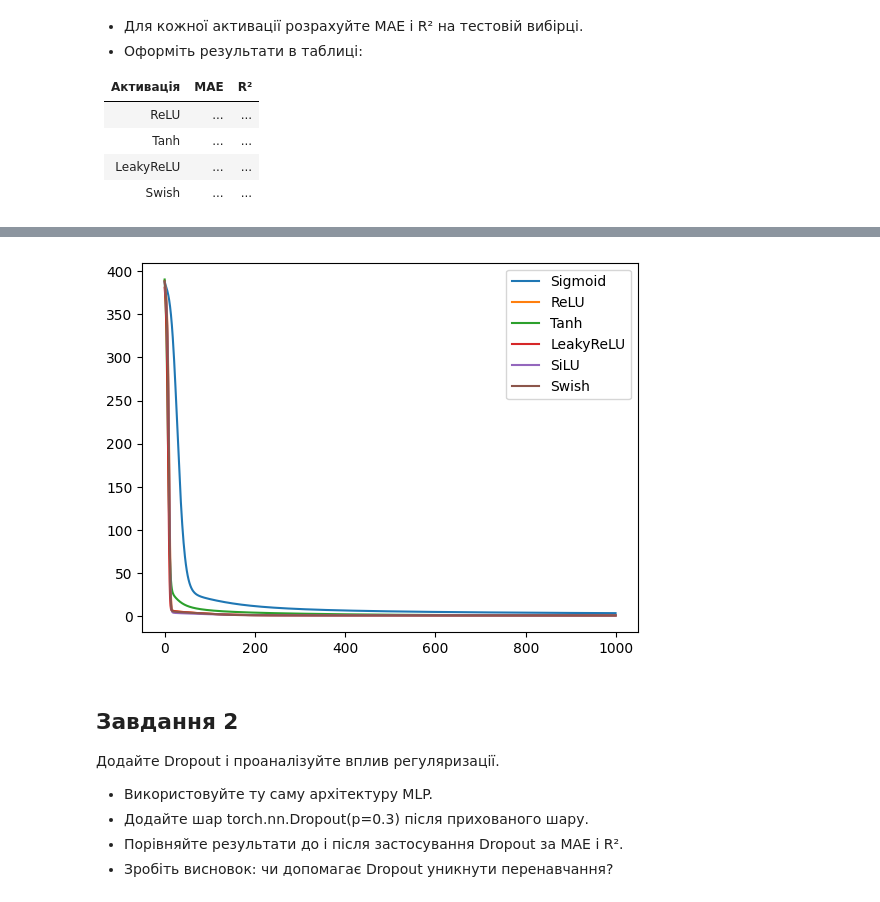
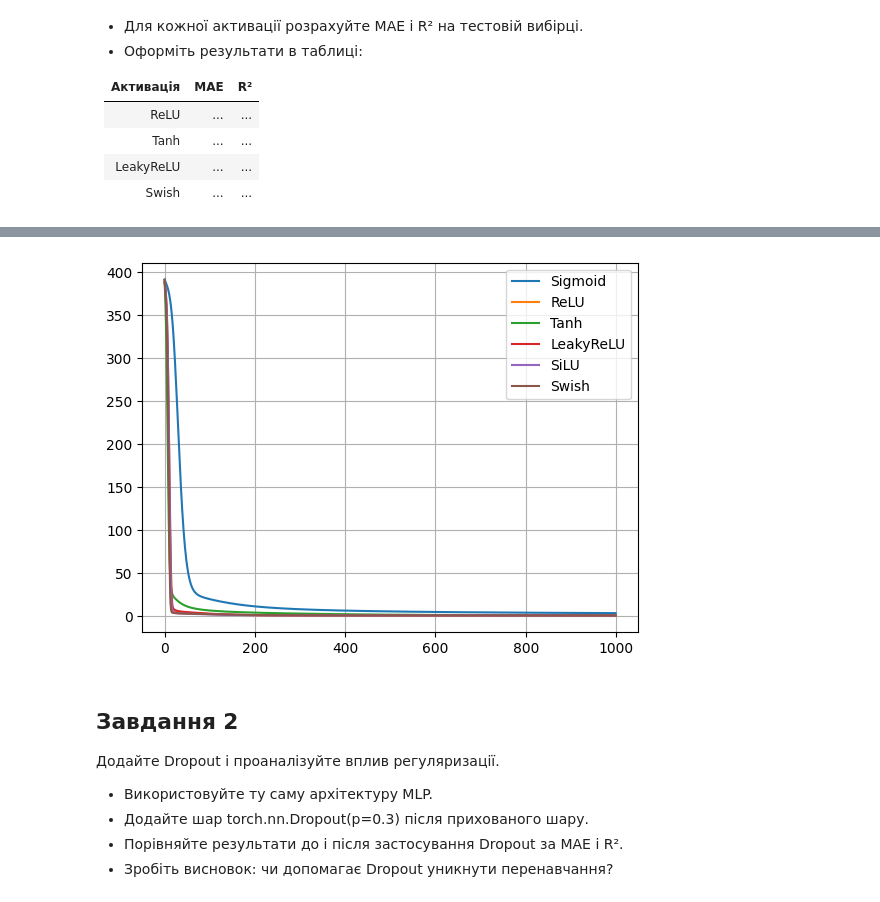
Before and after one commit to RomanBezsh/PythonAi, a Jupyter notebook: works/Work4_2_activation.ipynb, the cells around one changed output, grey strips where cells are left out. Drawn from its saved outputs; the diff is of its cells as text; code cells hidden in the pictures.

```diff
--- a/works/Work4_2_activation.ipynb
+++ b/works/Work4_2_activation.ipynb
@@ -158,15 +158,16 @@ score_table(ytest, predictions)
 # %%
 import matplotlib.pyplot as plt
 
 def plot_losses(losses):
     _, ax = plt.subplots()
     for k, v in losses.items():
         ax.plot(v, label=k)
     ax.legend()
+    ax.grid()
     plt.show()
 plot_losses(losses)
 # %% [output]
-[figure, old version]
+[figure, new version]
 # %% [markdown]
 ## Завдання 2
 Додайте Dropout і проаналізуйте вплив регуляризації.
```
Also changed, not shown: parts of 18 cells of this notebook.
